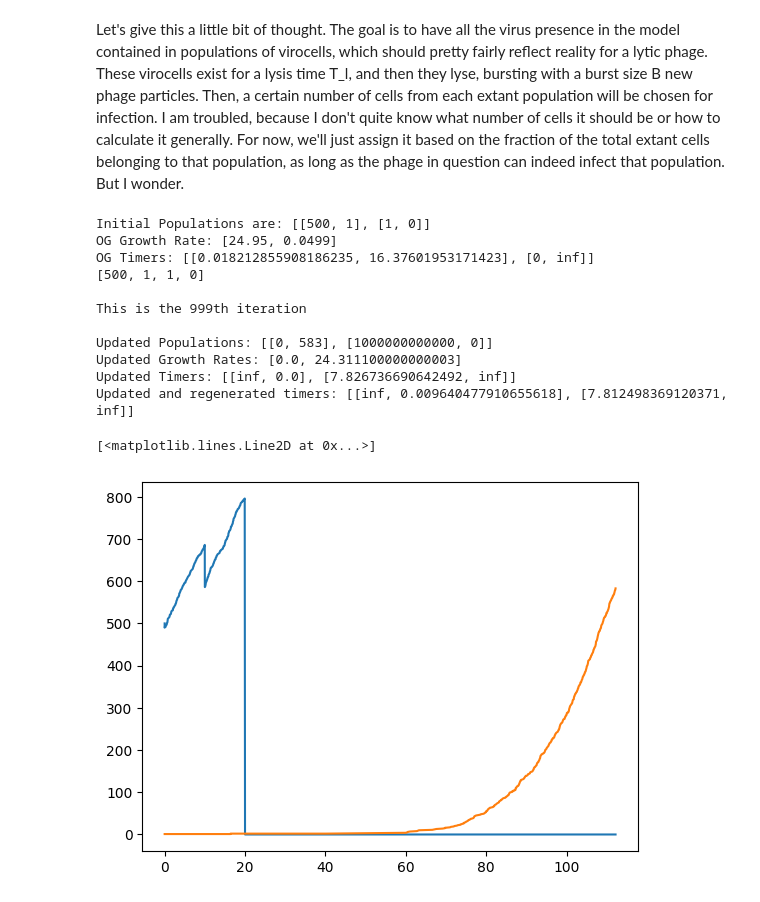
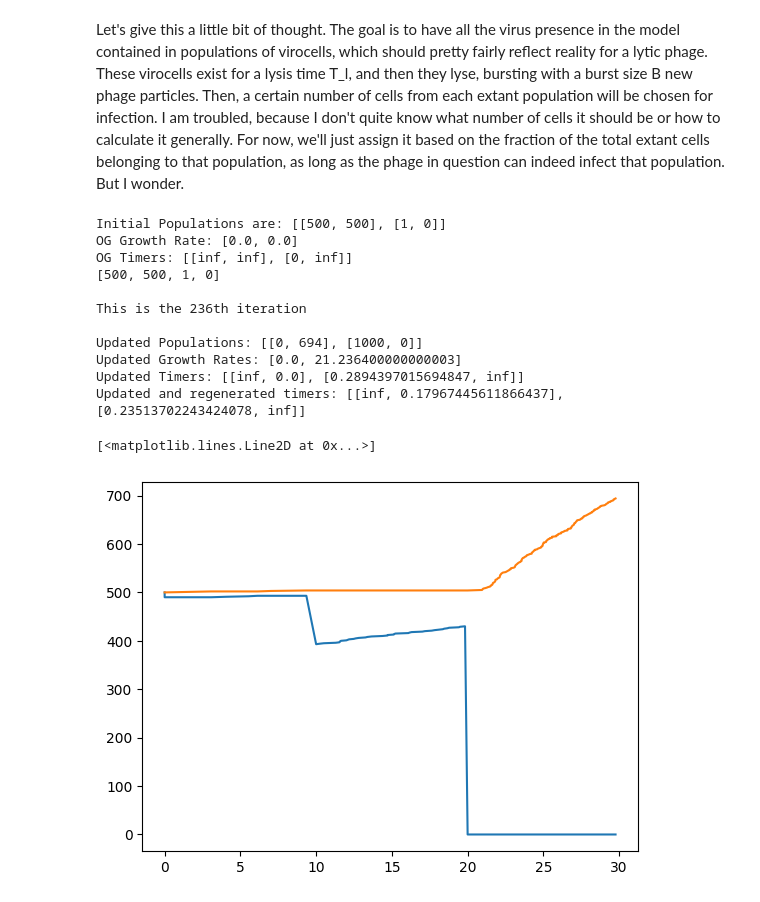
Before and after one commit to chaynes2019/PhageCoevModel, a Jupyter notebook: BringOnThePhage.ipynb, the cells around one changed output. Saved outputs shown, nothing was run; the diff lists cells and outputs as text; code cells hidden in the pictures.

```diff
--- a/BringOnThePhage.ipynb
+++ b/BringOnThePhage.ipynb
@@ -251,21 +251,21 @@ def runPopulation(numIters, initPopulation):
         #Repeat!
     return [time, popLevels]
 # %%
-tVals, populationLevels = runPopulation(1000, [[500, 1], [1, 0]])
+tVals, populationLevels = runPopulation(237, [[500, 500], [1, 0]])
 
 plt.plot(tVals, populationLevels[0, :])
 plt.plot(tVals, populationLevels[1, :])
 # %% [output]
-Initial Populations are: [[500, 1], [1, 0]]
-OG Growth Rate: [24.95, 0.0499]
-OG Timers: [[0.018212855908186235, 16.37601953171423], [0, inf]]
-[500, 1, 1, 0]
+Initial Populations are: [[500, 500], [1, 0]]
+OG Growth Rate: [0.0, 0.0]
+OG Timers: [[inf, inf], [0, inf]]
+[500, 500, 1, 0]
 
-This is the 999th iteration
+This is the 236th iteration
 
-Updated Populations: [[0, 583], [1000000000000, 0]]
-Updated Growth Rates: [0.0, 24.311100000000003]
-Updated Timers: [[inf, 0.0], [7.826736690642492, inf]]
-Updated and regenerated timers: [[inf, 0.009640477910655618], [7.812498369120371, inf]]
+Updated Populations: [[0, 694], [1000, 0]]
+Updated Growth Rates: [0.0, 21.236400000000003]
+Updated Timers: [[inf, 0.0], [0.2894397015694847, inf]]
+Updated and regenerated timers: [[inf, 0.17967445611866437], [0.23513702243424078, inf]]
 [<matplotlib.lines.Line2D at 0x...>]
-[figure, old version]
+[figure, new version]
```
Also changed, not shown: 5 other files.
